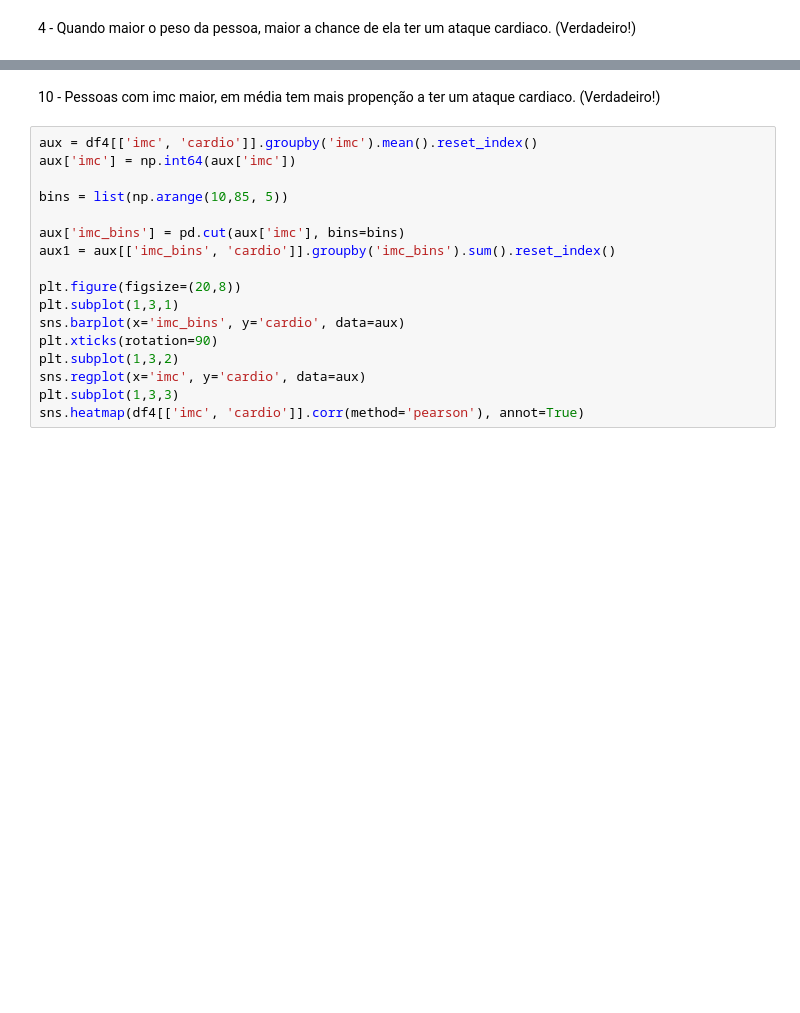
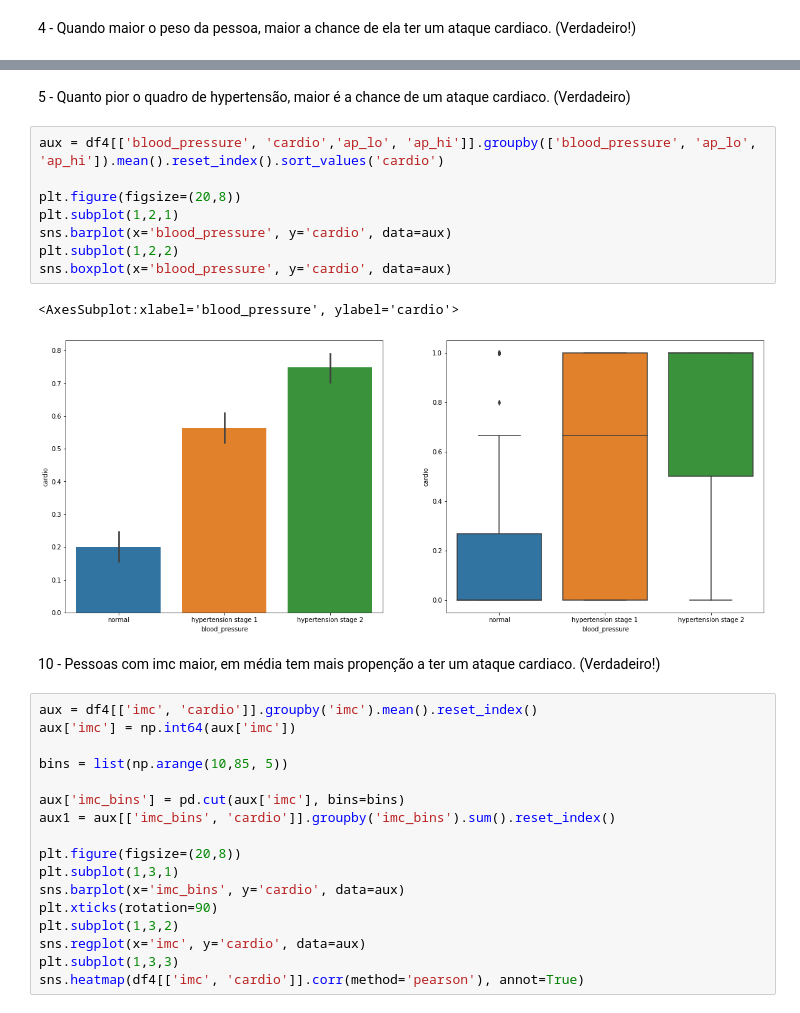
Before and after one commit to RoneyDev7/Cardio_Catch_Disease, a Jupyter notebook: 01-frn_cardio_catch_dieses.ipynb, the cells around one changed output, grey strips where cells are left out. Cells and saved outputs as stored; diff of their text form; blank space fills up the shorter version.

```diff
--- a/01-frn_cardio_catch_dieses.ipynb
+++ b/01-frn_cardio_catch_dieses.ipynb
@@ -215,6 +263,19 @@ sns.heatmap(df4[['weight', 'cardio']].corr(method='pearson'), annot=True)
 # %% [output]
 <AxesSubplot:>
 [figure]
+# %% [markdown]
+5 - Quanto pior o quadro de hypertensão, maior é a chance de um ataque cardiaco. (Verdadeiro)
+# %%
+aux = df4[['blood_pressure', 'cardio','ap_lo', 'ap_hi']].groupby(['blood_pressure', 'ap_lo', 'ap_hi']).mean().reset_index().sort_values('cardio')
+
+plt.figure(figsize=(20,8))
+plt.subplot(1,2,1)
+sns.barplot(x='blood_pressure', y='cardio', data=aux)
+plt.subplot(1,2,2)
+sns.boxplot(x='blood_pressure', y='cardio', data=aux)
+# %% [output]
+<AxesSubplot:xlabel='blood_pressure', ylabel='cardio'>
+[figure, added]
 # %% [markdown]
 10 - Pessoas com imc maior, em média tem mais propenção a ter um ataque cardiaco. (Verdadeiro!)
 # %%
```
Also changed, not shown: parts of 7 cells of this notebook.
